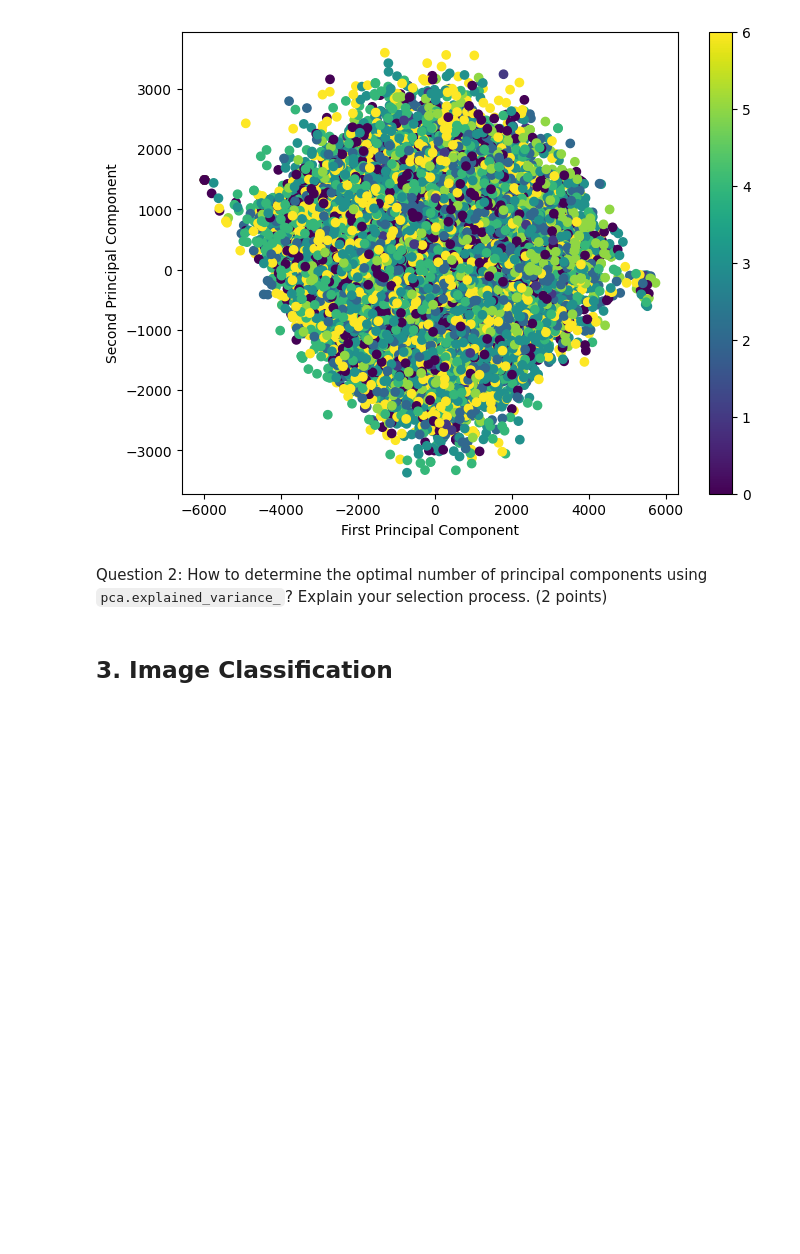
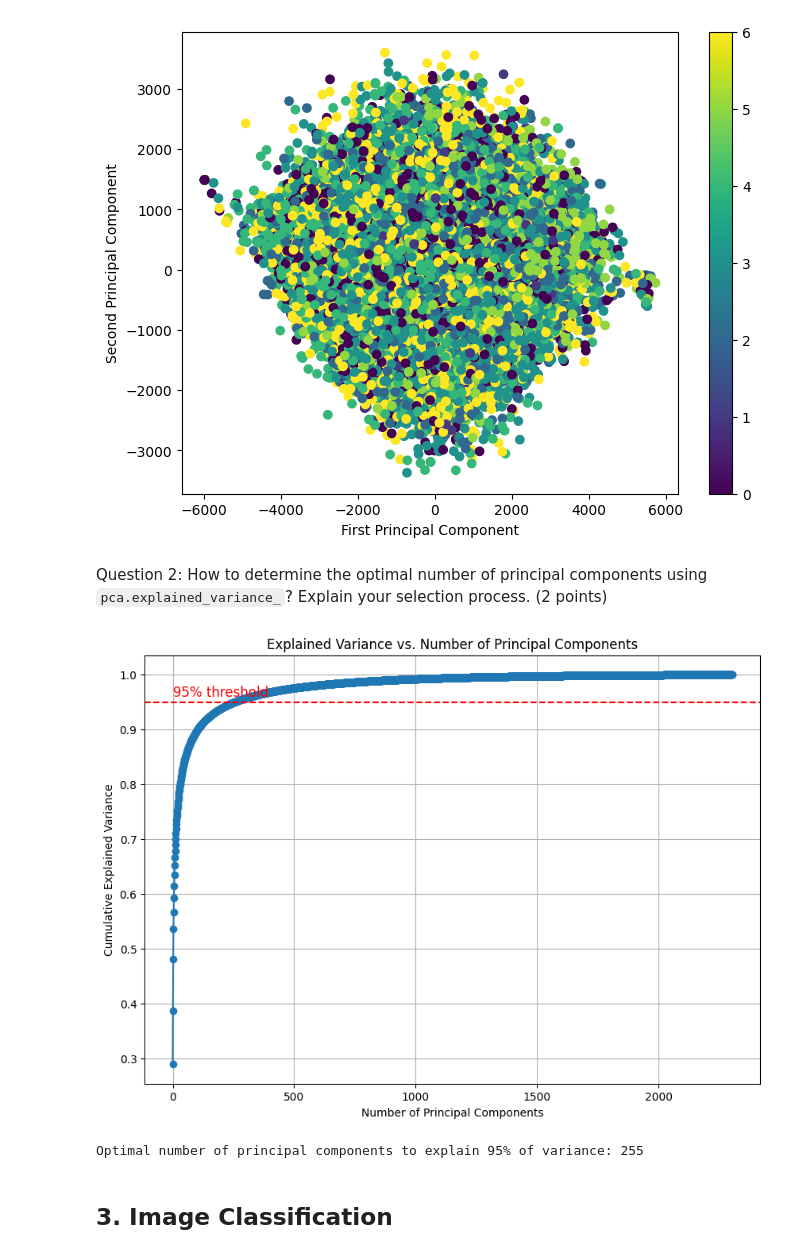
Before and after one commit to phuongnguyenpn/Fundamental-ML, a Jupyter notebook: notebooks/EDA.ipynb, the cells around one changed output. Saved outputs shown, nothing was run; the diff lists cells and outputs as text; code cells hidden in the pictures; blank space fills up the shorter version.

```diff
--- a/notebooks/EDA.ipynb
+++ b/notebooks/EDA.ipynb
@@ -95,3 +95,27 @@ Question 2: How to determine the optimal number of principal components using ``
+# %%
+# Assume X is your data
+pca = PCA().fit(images_reshaped)
+
+# Calculate cumulative sum of the explained variance ratio
+cumulative_variance_ratio = np.cumsum(pca.explained_variance_ratio_)
+
+# Plot the cumulative explained variance ratio
+plt.figure(figsize=(10, 7))
+plt.plot(cumulative_variance_ratio, marker='o')
+plt.xlabel('Number of Principal Components')
+plt.ylabel('Cumulative Explained Variance')
+plt.title('Explained Variance vs. Number of Principal Components')
+plt.axhline(y=0.95, color='r', linestyle='--')
+plt.text(0.5, 0.96, '95% threshold', color='red', fontsize=12)
+plt.grid(True)
+plt.show()
+
+# Determine the optimal number of components
+optimal_components = np.argmax(cumulative_variance_ratio >= 0.95) + 1
+print("Optimal number of principal components to explain 95% of variance:", optimal_components)
+# %% [output]
+[figure, added]
+Optimal number of principal components to explain 95% of variance: 255
 # %% [markdown]
 ## 3. Image Classification
 # %% [markdown]
```
Also changed, not shown: parts of 4 cells of this notebook.
